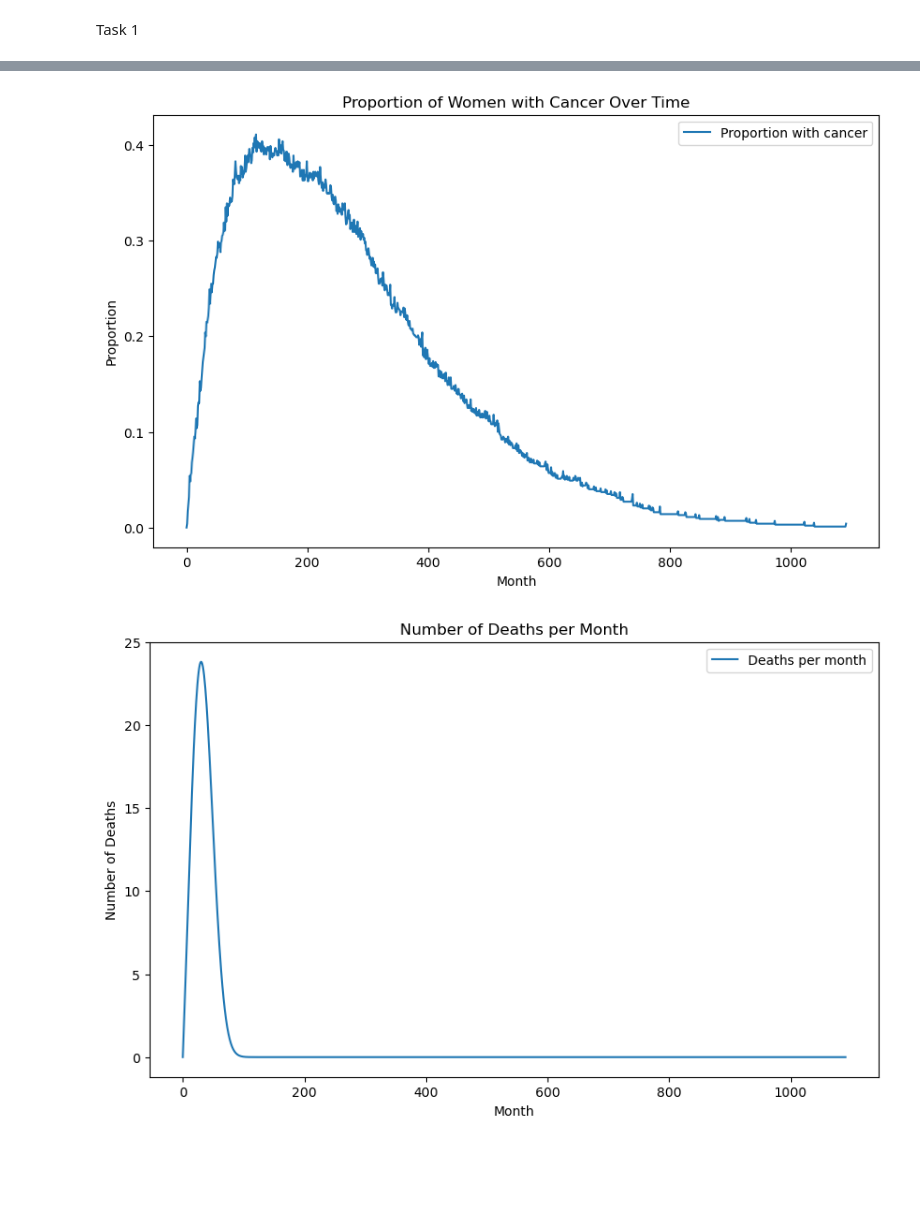
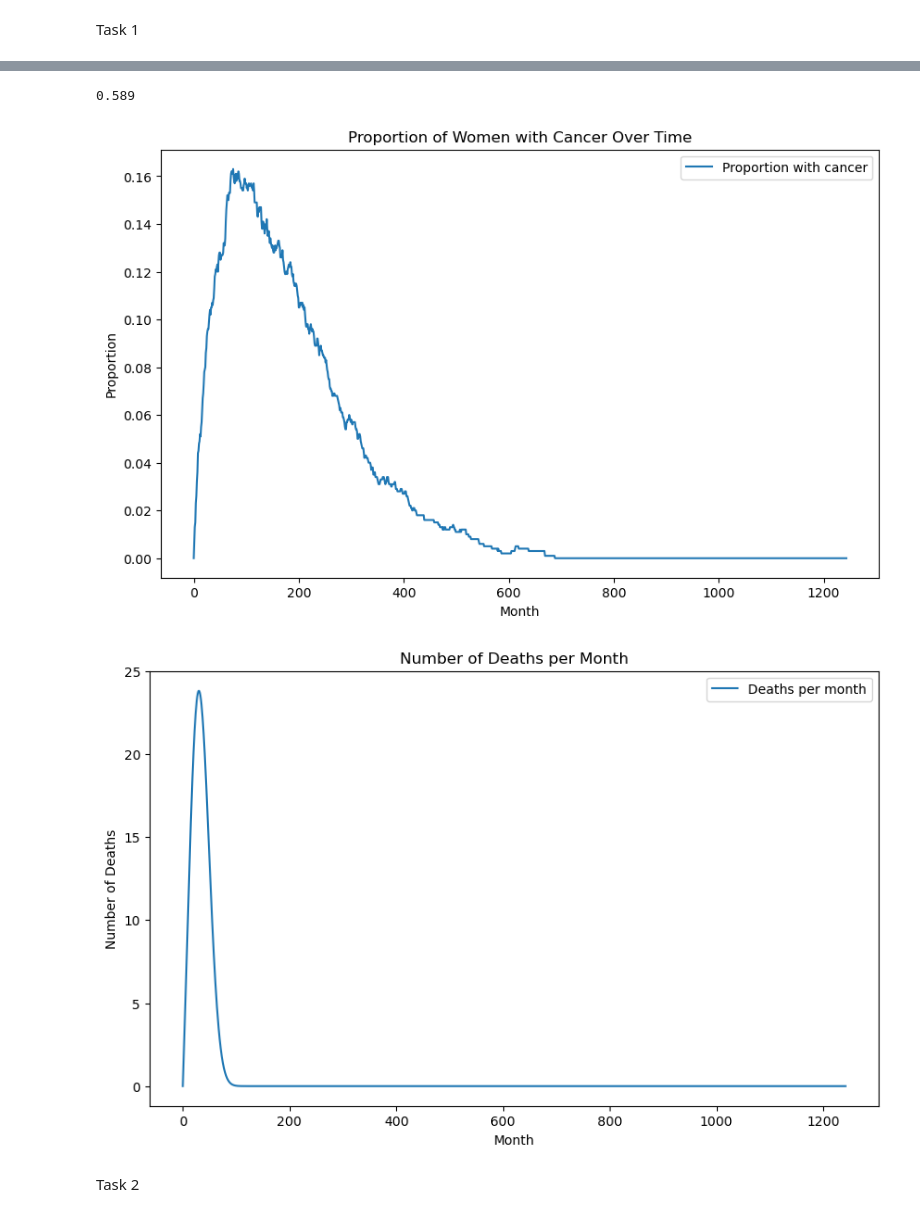
Before and after one commit to Samueled29/Stochatic_Simulation_Projects, a Jupyter notebook: Task_1_Luigi.ipynb, the cells around one changed output, grey strips where cells are left out. Cells and saved outputs as stored; diff of their text form; code cells hidden in the pictures; blank space fills up the shorter version.

```diff
--- a/Task_1_Luigi.ipynb
+++ b/Task_1_Luigi.ipynb
@@ -42,11 +42,11 @@ def simulate_multiple_MMC(n_simulation, transition_prob, initial_stat_prob = [1,
         current_states.append(current_state)
 
 
-    plt.hist(months, bins=int(len(months) / 10), edgecolor='black')
-    plt.xlabel('Months until death')
-    plt.ylabel('Frequency')
-    plt.title('Histogram of months until death')
-    plt.show()
+    # plt.hist(months, bins=int(len(months) / 10), edgecolor='black')
+    # plt.xlabel('Months until death')
+    # plt.ylabel('Frequency')
+    # plt.title('Histogram of months until death')
+    # plt.show()
 
     return current_states, months
 # %%
@@ -57,25 +55,46 @@ current_states, months = simulate_multiple_MMC(n_simulation, P)
+# %%
+import copy
+
+# Find the maximum length among all state trajectories
+max_len = max(len(seq) for seq in current_states)
+
+# Pad each sequence with zeros to make all sequences the same length
+current_states_matrix = np.array([seq + [0] * (max_len - len(seq)) for seq in current_states])
+current_states_matrix_ = copy.deepcopy(current_states_matrix)
+
+cancer_reapp_mask = np.any(current_states_matrix == 1, axis=1)
+
+prop_canc_reapp = np.sum(cancer_reapp_mask) / n_simulation
+print(prop_canc_reapp)
+# %% [output]
+0.589
 # %%
+import copy
+
 # Find the maximum length among all state trajectories
 max_len = max(len(seq) for seq in current_states)
 
 # Pad each sequence with zeros to make all sequences the same length
 current_states_matrix = np.array([seq + [0] * (max_len - len(seq)) for seq in current_states])
 
-current_states_matrix[np.isin(current_states_matrix, [1, 2, 3])] = 1
+current_states_matrix_ = copy.deepcopy(current_states_matrix)
 
-n_women_cancer = np.sum(current_states_matrix, axis=0)
+current_states_matrix_[np.isin(current_states_matrix, [1])] = 1
+current_states_matrix_[np.isin(current_states_matrix, [0, 2, 3, 4])] = 0
+
+n_women_cancer = np.sum(current_states_matrix_, axis=0)
 
 prop = n_women_cancer / 1000
 
 plt.figure(figsize=(10, 6))
 plt.plot(range(len(prop)), prop, label='Proportion with cancer')
 plt.xlabel('Month')
 plt.ylabel('Proportion')
 plt.title('Proportion of Women with Cancer Over Time')
 plt.legend()
 plt.show()
 # %% [output]
-[figure, old version]
+[figure, new version]
 # %%
 initial_stat_prob = [1, 0, 0, 0, 0]
 p_t = np.array([initial_stat_prob @ np.linalg.matrix_power(P, t) for t in range(np.max(months))])
@@ -98,4 +117,6 @@ plt.title('Number of Deaths per Month')
 plt.legend()
 plt.show()
 # %% [output]
-[figure, old version]
+[figure, new version]
+# %% [markdown]
+Task 2
```
Also changed, not shown: parts of 15 cells of this notebook.
